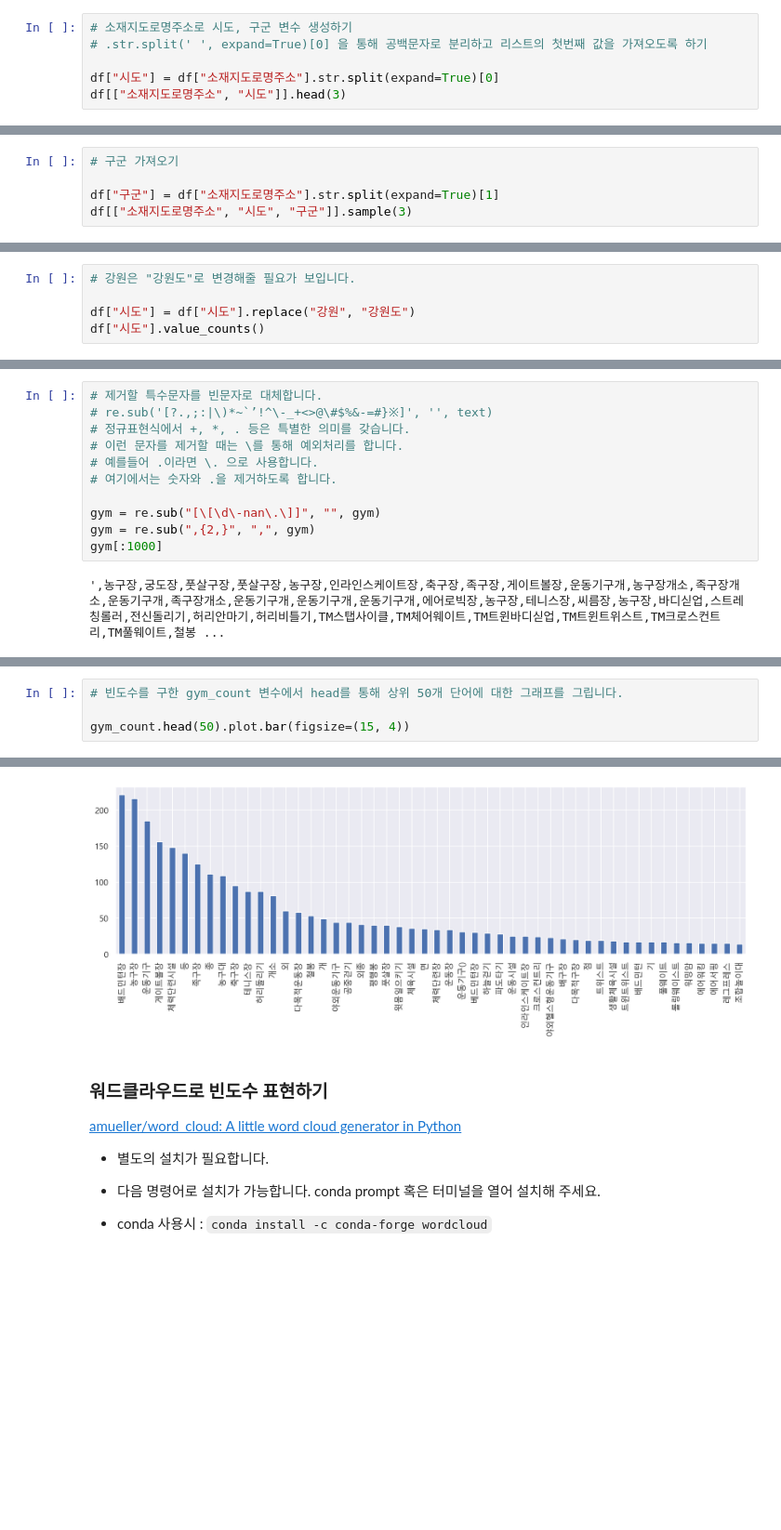
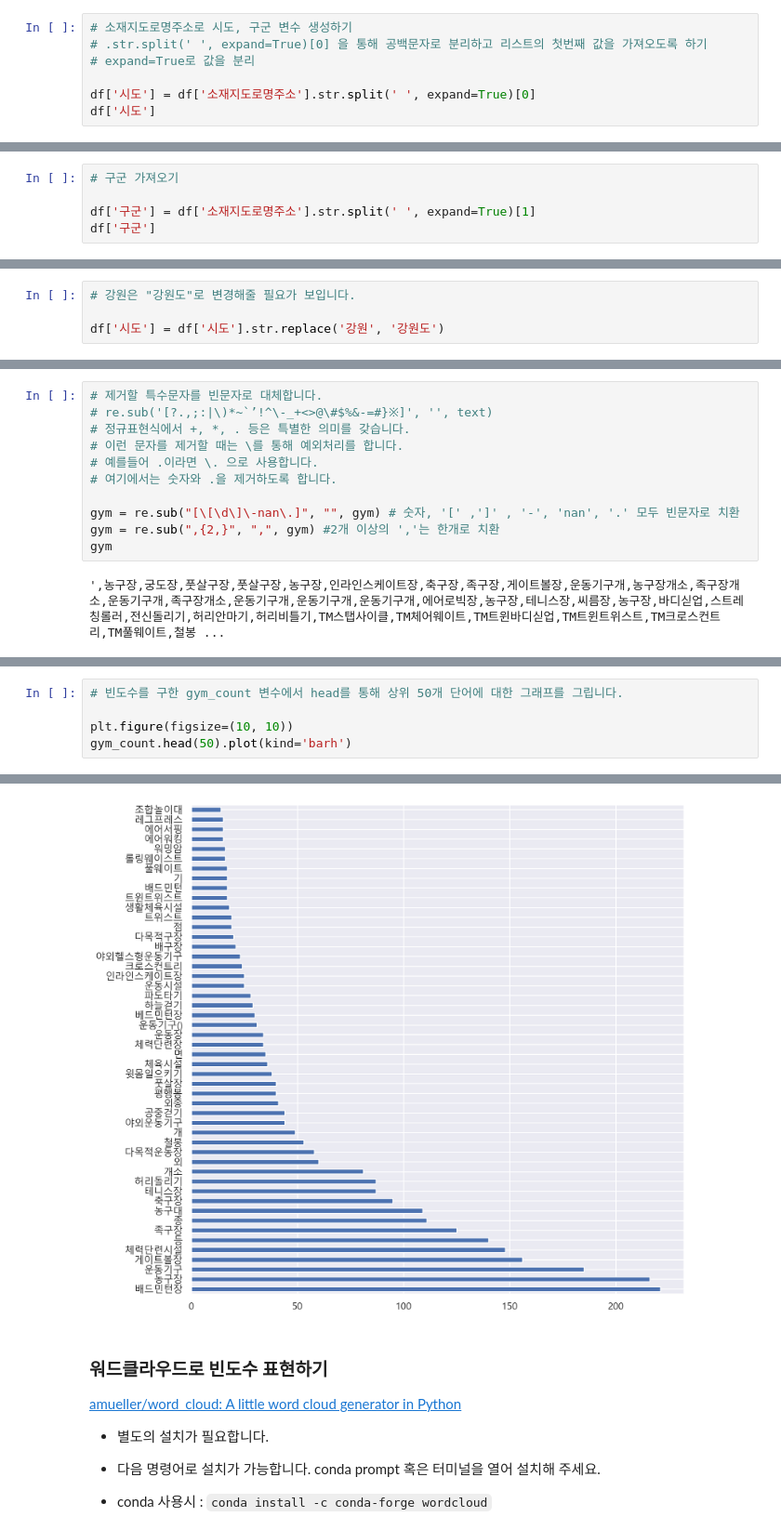
Before and after one commit to ice-ice-bear/Study-Python-data-analysis-with-Open-Government-Data, a Jupyter notebook: 5.park/05-park-input.ipynb, the cells around one changed output, grey strips where cells are left out. Shown at 93% size. Drawn from its saved outputs; the diff is of its cells as text; blank space fills up the shorter version.

```diff
--- a/5.park/05-park-input.ipynb
+++ b/5.park/05-park-input.ipynb
@@ -343,7 +340,8 @@ df[df['소재지도로명주소'].isnull() & df['소재지지번주소'].isnull(
 # %%
 # 소재지도로명주소로 시도, 구군 변수 생성하기
 # .str.split(' ', expand=True)[0] 을 통해 공백문자로 분리하고 리스트의 첫번째 값을 가져오도록 하기
+# expand=True로 값을 분리
 
-df["시도"] = df["소재지도로명주소"].str.split(expand=True)[0]
-df[["소재지도로명주소", "시도"]].head(3)
+df['시도'] = df['소재지도로명주소'].str.split(' ', expand=True)[0]
+df['시도']
 # %% [output]
@@ -354,6 +360,6 @@ df[["소재지도로명주소", "시도"]].head(3)
 # %%
 # 구군 가져오기
 
-df["구군"] = df["소재지도로명주소"].str.split(expand=True)[1]
-df[["소재지도로명주소", "시도", "구군"]].sample(3)
+df['구군'] = df['소재지도로명주소'].str.split(' ', expand=True)[1]
+df['구군']
 # %% [output]
@@ -389,5 +403,4 @@ Name: count, dtype: int64
 # %%
 # 강원은 "강원도"로 변경해줄 필요가 보입니다.
 
-df["시도"] = df["시도"].replace("강원", "강원도")
-df["시도"].value_counts()
+df['시도'] = df['시도'].str.replace('강원', '강원도')
@@ -661,9 +716,9 @@ gym[:1000]
 # 예를들어 .이라면 \. 으로 사용합니다.
 # 여기에서는 숫자와 .을 제거하도록 합니다.
 
-gym = re.sub("[\[\d\-nan\.\]]", "", gym)
-gym = re.sub(",{2,}", ",", gym)
-gym[:1000]
+gym = re.sub("[\[\d\]\-nan\.]", "", gym) # 숫자, '[' ,']' , '-', 'nan', '.' 모두 빈문자로 치환
+gym = re.sub(",{2,}", ",", gym) #2개 이상의 ','는 한개로 치환
+gym
 # %% [output]
 ',농구장,궁도장,풋살구장,풋살구장,농구장,인라인스케이트장,축구장,족구장,게이트볼장,운동기구개,농구장개소,족구장개소,운동기구개,족구장개소,운동기구개,운동기구개,운동기구개,에어로빅장,농구장,테니스장,씨름장,농구장,바디싣업,스트레칭롤러,전신돌리기,허리안마기,허리비틀기,TM스탭사이클,TM체어웨이트,TM트윈바디싣업,TM트윈트위스트,TM크로스컨트리,TM풀웨이트,철봉 ...
 # %%
@@ -684,10 +744,11 @@ Name: count, dtype: int64
 # %%
 # 빈도수를 구한 gym_count 변수에서 head를 통해 상위 50개 단어에 대한 그래프를 그립니다.
 
-gym_count.head(50).plot.bar(figsize=(15, 4))
+plt.figure(figsize=(10, 10))
+gym_count.head(50).plot(kind='barh')
 # %% [output]
 <Axes: >
-[figure, old version]
+[figure, new version]
 # %% [markdown]
 ### 워드클라우드로 빈도수 표현하기
 [amueller/word_cloud: A little word cloud generator in Python](https://github.com/amueller/word_cloud)
```
Also changed, not shown: parts of 44 cells of this notebook.
